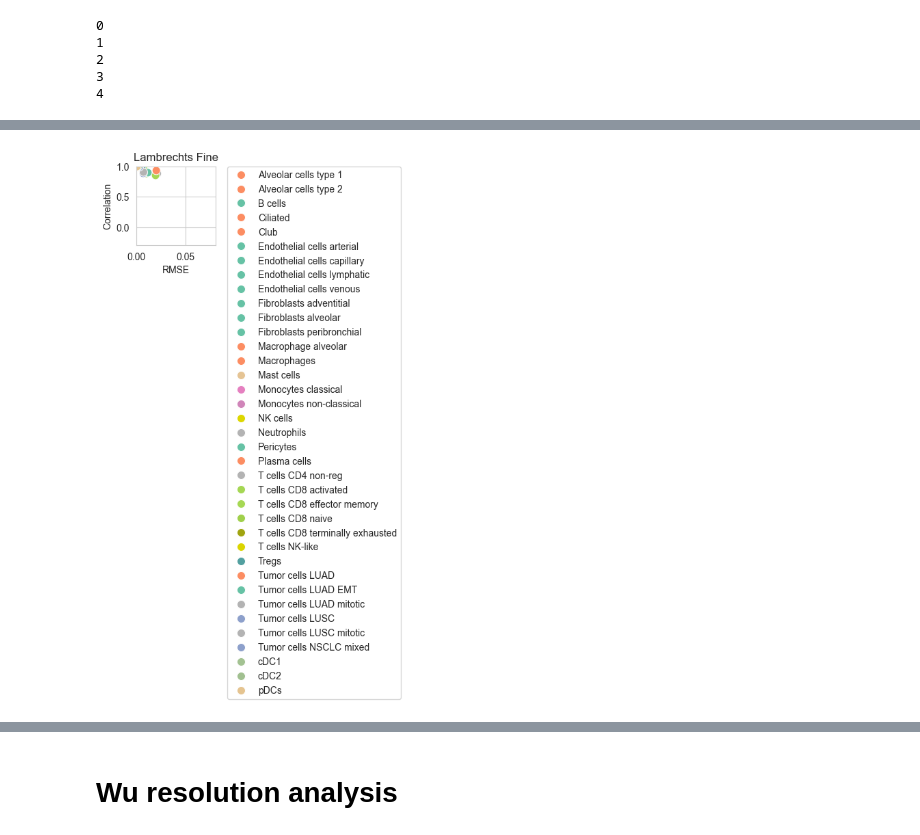
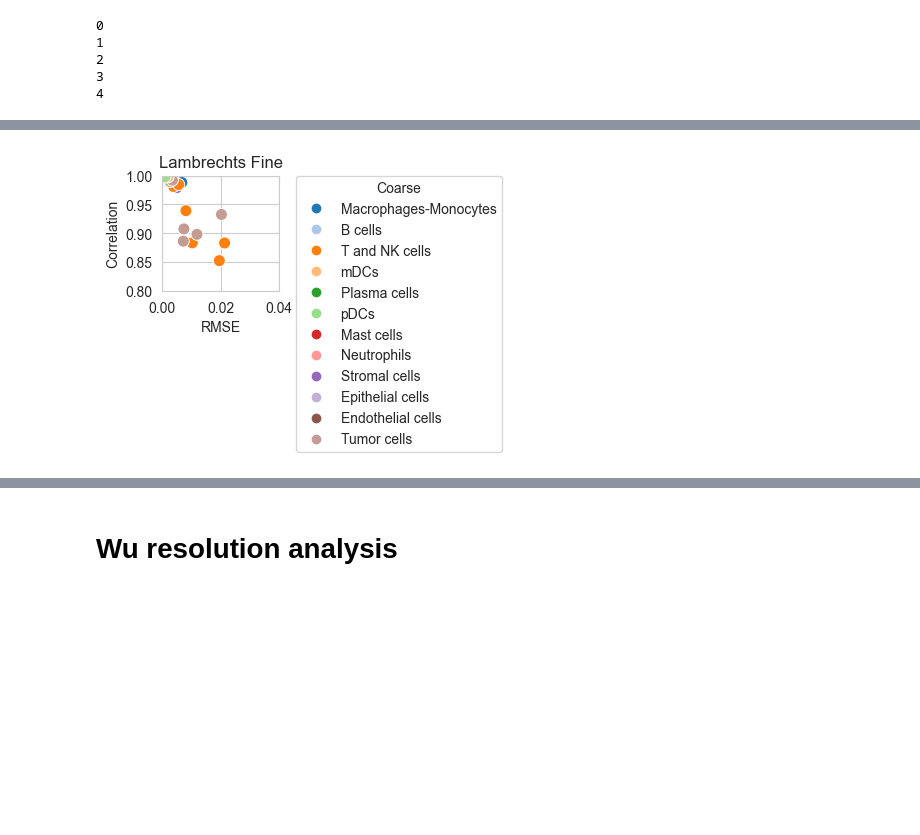
Before and after one commit to ComputationalBiomedicineGroup/rectangle_paper, a Jupyter notebook: notebooks/figure_3.ipynb, the cells around one changed output, grey strips where cells are left out. Saved outputs shown, nothing was run; the diff lists cells and outputs as text; code cells hidden in the pictures; blank space fills up the shorter version.

Commit message:
better legens

```diff
--- a/notebooks/figure_3.ipynb
+++ b/notebooks/figure_3.ipynb
@@ -421,7 +431,7 @@ lambrechts_adata = anndata.AnnData(X=lambrechts_counts.T, obs=annotations_fine.t
 for i in range(1,6):
     bulks = pd.read_csv(lambrechts_folder + f'/replicate_{i}/lambrechts_resolution_analysis_sim_tpm.csv', index_col=0)
     estimations, signature = rp.rectangle(lambrechts_adata, bulks.T)
-    estimations.to_csv(lambrechts_folder + f'/replicate_{i}/estimations.csv')
+    estimations.to_csv(lambrechts_folder + f'/replicate_{i}/estimations_fine.csv')
 # %%
 
 lambrechts_adata = anndata.AnnData(X=lambrechts_counts.T, obs=annotations_coarse.to_frame(name="cell_type"))
@@ -521,4 +449,5 @@ Polishing not needed - no active set detected at optimal point
 # %%
+lambrechts_folder = '../data/fig3/pseudo_bulk_resolution/lambrechts_resolution_analysis_sim'
 
 lambrechts_fine_estimations = []
 lambrechts_fine_true =[]
@@ -799,77 +693,28 @@ plt.show()
 # %%
-cell_palette.update({
-    # ---- T cells / NK / NKT subclusters ----
-    'T_cells_c0_CD4+_CCR7': '#B3B3B3',              # CD4 family
-    'T_cells_c1_CD4+_IL7R': '#B3B3B3',              # CD4 family
-    'T_cells_c2_CD4+_T-regs_FOXP3': '#52A0A0',      # Tregs
-    'T_cells_c3_CD4+_Tfh_CXCL13': '#B3B3B3',        # CD4 family
-    'T_cells_c4_CD8+_ZFP36': '#A6D854',             # CD8 family
-    'T_cells_c5_CD8+_GZMK': '#A6D854',              # CD8 family
-    'T_cells_c6_IFIT1': '#FFD92F',                  # general T cells (or interferon-ish)
-    'T_cells_c7_CD8+_IFNG': '#A6D854',              # CD8 effector
-    'T_cells_c8_CD8+_LAG3': '#A6D854',              # exhausted CD8
-    'T_cells_c9_NK_cells_AREG': '#DDD700',          # NK family
-    'T_cells_c10_NKT_cells_FCGR3A': '#DDD700',      # NKT/NK-like
-    'T_cells_c11_MKI67': '#B3B3B3',                 # cycling -> neutral
+fine_df = build_plot_df(lambrechts_fine_r_cell_avg, lambrechts_fine_rsme_cell_avg)
+fine_palette = {
+    row.cell_type: coarse_color_map.get(row.coarse, '#999999')
+    for row in fine_df.itertuples(index=False)
+}
 
-    # ---- Myeloid subclusters ----
-    'Myeloid_c0_DC_LAMP3': '#8DA0CB',               # DC family
-    'Myeloid_c3_cDC1_CLEC9A': '#A3C292',            # cDC1 (matches your cDC1)
-    'Myeloid_c11_cDC2_CD1C': '#A1C090',             # cDC2 (matches your cDC2)
-    'Myeloid_c4_DCs_pDC_IRF7': '#E5C494',           # pDC family
-    'Myeloid_c12_Monocyte_1_IL1B': '#E78AC3',       # monocytes
-    'Myeloid_c8_Monocyte_2_S100A9': '#E78AC3',      # monocytes
-    'Myeloid_c7_Monocyte_3_FCGR3A': '#E78AC3',      # monocytes (non-classical-ish but keep same family)
-    'Myeloid_c5_Macrophage_3_SIGLEC1': '#FC8D62',   # macrophage family
-    'Myeloid_c10_Macrophage_1_EGR1': '#FC8D62',     # macrophage family
-    'Myeloid_c9_Macrophage_2_CXCL10': '#FC8D62',    # macrophage family
-    'Myeloid_c1_LAM1_FABP5': '#FC8D62',             # macrophage-like (LAM)
-    'Myeloid_c2_LAM2_APOE': '#FC8D62',              # macrophage-like (LAM)
-
-    # ---- CAF subclusters ----
-    'CAFs_Transitioning_s3': '#66C2A5',
-    'CAFs_MSC_iCAF-like_s1': '#66C2A5',
-    'CAFs_MSC_iCAF-like_s2': '#66C2A5',
-    'CAFs_myCAF_like_s4': '#66C2A5',
-    'CAFs_myCAF_like_s5': '#66C2A5',
-
-    # ---- PVL subclusters ----
-    'PVL_Immature_s1': '#FC8D62',
-    'PVL_Immature_s2': '#FC8D62',
-    'PVL_Differentiated_s3': '#FC8D62',
-    # Lambrechts fine labels with spaces
-    'Tumor cells NSCLC mixed': '#8DA0CB',
-    'Tumor cells LUSC': '#8DA0CB',
-    'Alveolar cells type 2': '#FC8D62',
-    'Tumor cells LUSC mitotic': '#B3B3B3',
-    'Tumor cells LUAD': '#FC8D62',
-    'Endothelial cells lymphatic': '#66C2A5',
-    'Fibroblasts alveolar': '#66C2A5',
-    'Macrophage alveolar': '#FC8D62',
-    'Fibroblasts peribronchial': '#66C2A5',
-    'Fibroblasts adventitial': '#66C2A5',
-    'Endothelial cells arterial': '#66C2A5',
-    'Tumor cells LUAD EMT': '#66C2A5',
-    'Alveolar cells type 1': '#FC8D62',
-    'T cells CD8 terminally exhausted': '#A0A410',
-    'T cells CD8 effector memory': '#A6D854',
-    'Endothelial cells venous': '#66C2A5',
-    'Endothelial cells capillary': '#66C2A5',
-    'Tumor cells LUAD mitotic': '#B3B3B3',
-})
-sns.set_style("whitegrid")
+sns.set_style('whitegrid')
 plt.figure(figsize=(1.5, 1.5))
-# set y lim from 0 to 1
-plt.xlim(0, 0.08)
-plt.ylim(-0.3, 1)
-sns.scatterplot(data=lambrechts_fine_r_cell_avg.to_frame(name='Correlation').join(lambrechts_fine_rsme_cell_avg.to_frame(name='RMSE')), x='RMSE', y='Correlation', hue=lambrechts_fine_r_cell_avg.index, s=75, palette=cell_palette)
+plt.xlim(0, 0.04)
+plt.ylim(0.8, 1)
+ax = sns.scatterplot(
+    data=fine_df,
+    x='RMSE',
+    y='Correlation',
+    hue='cell_type',
+    s=75,
+    palette=fine_palette,
+    legend=False,
+)
 plt.title('Lambrechts Fine')
-#legend in two rows
-plt.legend(bbox_to_anchor=(1.15, 1), loc=2, borderaxespad=0., ncol=1)
-#tight layout
-#save the whole figure
+coarse_order = [c for c in mappings['Coarse'].drop_duplicates() if c in set(fine_df['coarse'])]
+add_coarse_legend(ax, coarse_order)
 plt.savefig('../figures/3d_scatter_lambrechts_fine.pdf', bbox_inches='tight')
 plt.show()
 # %% [output]
-[figure, old version]
+[figure, new version]
 # %%
```
Also changed, not shown: parts of 27 cells of this notebook, 8 other files.
